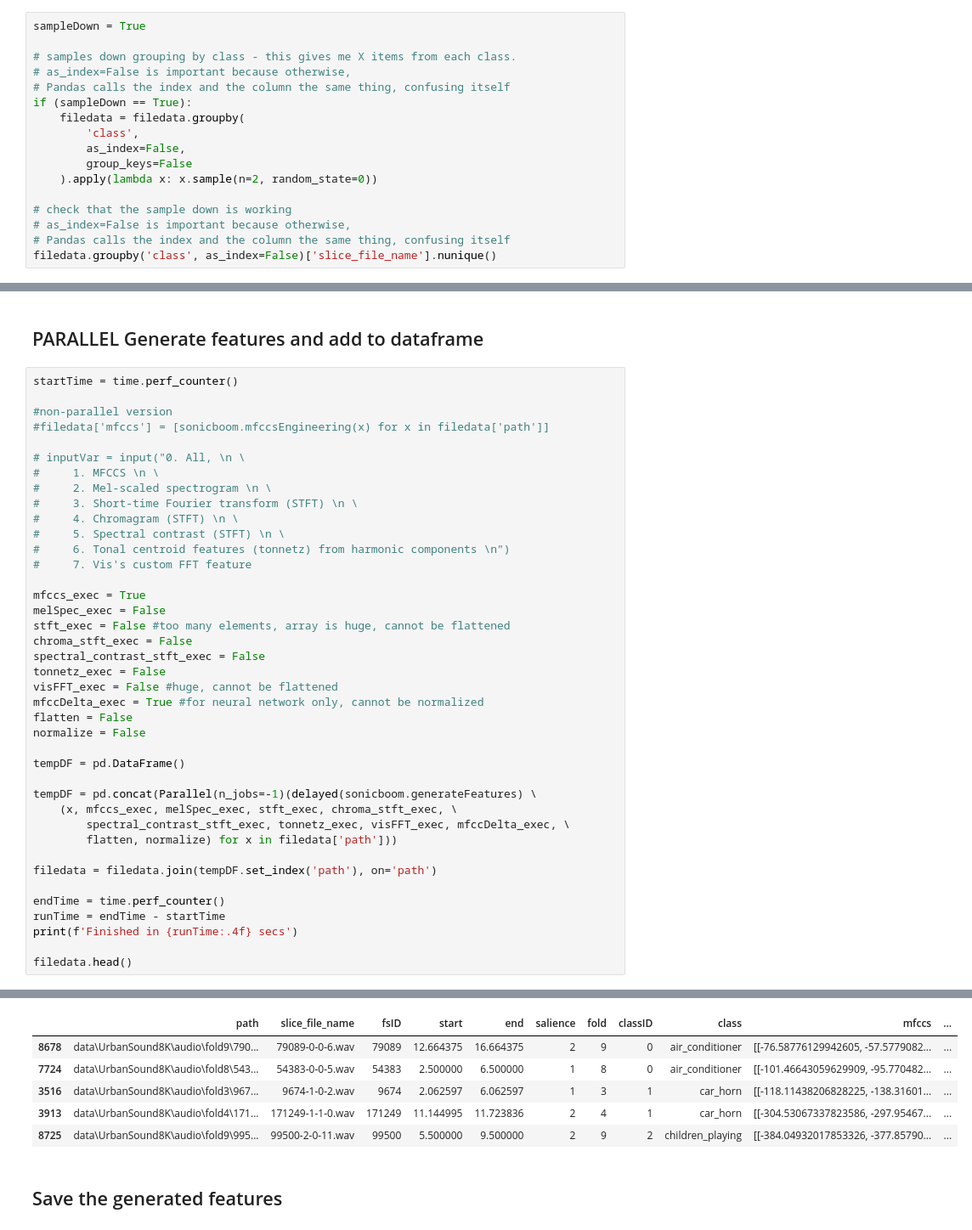
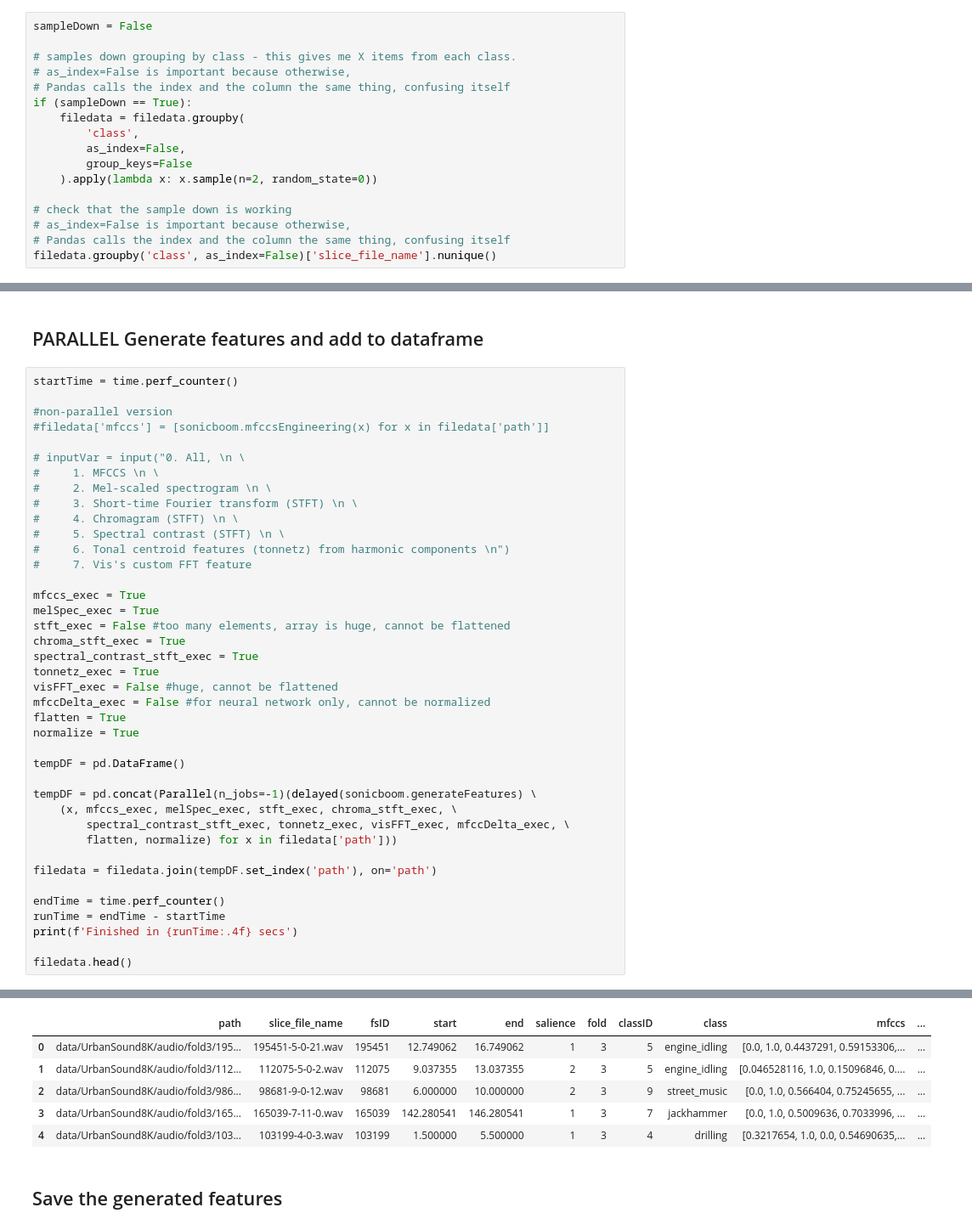
Before and after one commit to Powahowa/CSML1020-Group_5-Project-UrbanSound-8K, a Jupyter notebook: feature-extraction_forLinux.ipynb, the cells around one changed output, grey strips where cells are left out. Shown: that part at 85% size. Saved outputs shown, nothing was run; the diff lists cells and outputs as text.

```diff
--- a/feature-extraction_forLinux.ipynb
+++ b/feature-extraction_forLinux.ipynb
@@ -41,7 +41,7 @@ Finished 'init_data' in 0.5466 secs
 # %% [markdown]
  ## Sample down
 # %%
-sampleDown = True
+sampleDown = False
 
 # samples down grouping by class - this gives me X items from each class.
 # as_index=False is important because otherwise,
@@ -104,15 +104,15 @@ startTime = time.perf_counter()
 #     7. Vis's custom FFT feature
 
 mfccs_exec = True
-melSpec_exec = False
+melSpec_exec = True
 stft_exec = False #too many elements, array is huge, cannot be flattened
-chroma_stft_exec = False
-spectral_contrast_stft_exec = False
-tonnetz_exec = False
+chroma_stft_exec = True
+spectral_contrast_stft_exec = True
+tonnetz_exec = True
 visFFT_exec = False #huge, cannot be flattened
-mfccDelta_exec = True #for neural network only, cannot be normalized
-flatten = False
-normalize = False
+mfccDelta_exec = False #for neural network only, cannot be normalized
+flatten = True
+normalize = True
 
 tempDF = pd.DataFrame()
 
@@ -133,9 +133,9 @@ Finished in 17.2046 secs
 |  | path | slice_file_name | fsID | start | end | salience | fold | classID | class | mfccs | ... |
-| 8678 | data\UrbanSound8K\audio\fold9\790... | 79089-0-0-6.wav | 79089 | 12.664375 | 16.664375 | 2 | 9 | 0 | air_conditioner | [[-76.58776129942605, -57.5779082... | ... |
-| 7724 | data\UrbanSound8K\audio\fold8\543... | 54383-0-0-5.wav | 54383 | 2.500000 | 6.500000 | 1 | 8 | 0 | air_conditioner | [[-101.46643059629909, -95.770482... | ... |
-| 3516 | data\UrbanSound8K\audio\fold3\967... | 9674-1-0-2.wav | 9674 | 2.062597 | 6.062597 | 1 | 3 | 1 | car_horn | [[-118.11438206828225, -138.31601... | ... |
-| 3913 | data\UrbanSound8K\audio\fold4\171... | 171249-1-1-0.wav | 171249 | 11.144995 | 11.723836 | 2 | 4 | 1 | car_horn | [[-304.53067337823586, -297.95467... | ... |
-| 8725 | data\UrbanSound8K\audio\fold9\995... | 99500-2-0-11.wav | 99500 | 5.500000 | 9.500000 | 2 | 9 | 2 | children_playing | [[-384.04932017853326, -377.85790... | ... |
+| 0 | data/UrbanSound8K/audio/fold3/195... | 195451-5-0-21.wav | 195451 | 12.749062 | 16.749062 | 1 | 3 | 5 | engine_idling | [0.0, 1.0, 0.4437291, 0.59153306,... | ... |
+| 1 | data/UrbanSound8K/audio/fold3/112... | 112075-5-0-2.wav | 112075 | 9.037355 | 13.037355 | 2 | 3 | 5 | engine_idling | [0.046528116, 1.0, 0.15096846, 0.... | ... |
+| 2 | data/UrbanSound8K/audio/fold3/986... | 98681-9-0-12.wav | 98681 | 6.000000 | 10.000000 | 2 | 3 | 9 | street_music | [0.0, 1.0, 0.566404, 0.75245655, ... | ... |
+| 3 | data/UrbanSound8K/audio/fold3/165... | 165039-7-11-0.wav | 165039 | 142.280541 | 146.280541 | 1 | 3 | 7 | jackhammer | [0.0, 1.0, 0.5009636, 0.7033996, ... | ... |
+| 4 | data/UrbanSound8K/audio/fold3/103... | 103199-4-0-3.wav | 103199 | 1.500000 | 5.500000 | 1 | 3 | 4 | drilling | [0.3217654, 1.0, 0.0, 0.54690635,... | ... |
 # %% [markdown]
  ## Save the generated features
 # %%
```
Also changed, not shown: parts of 6 cells of this notebook, 16 other files.
